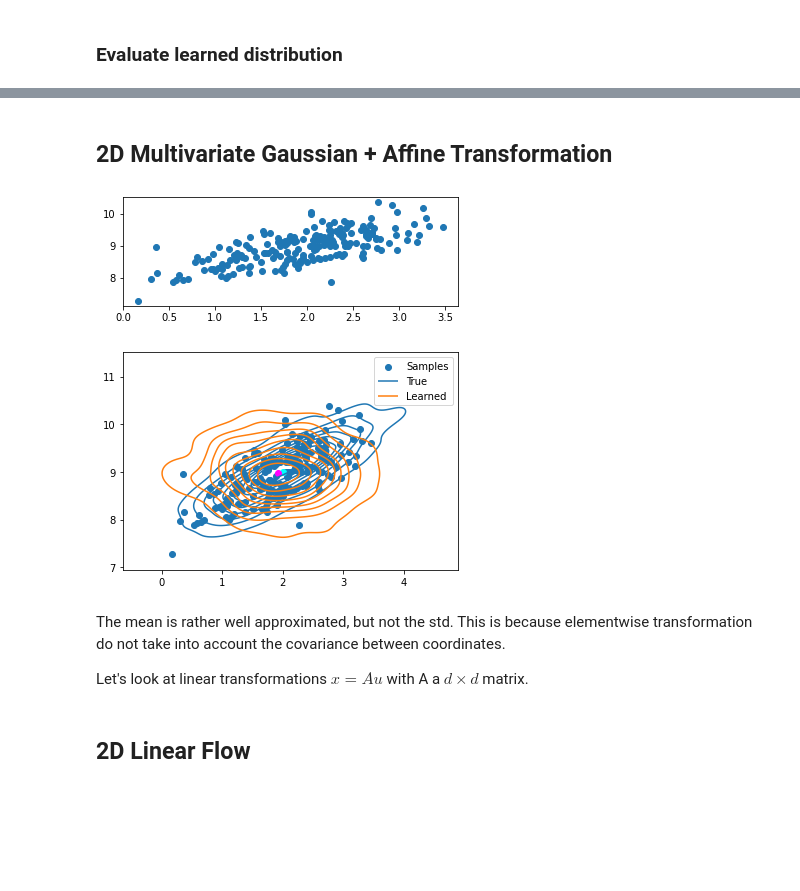
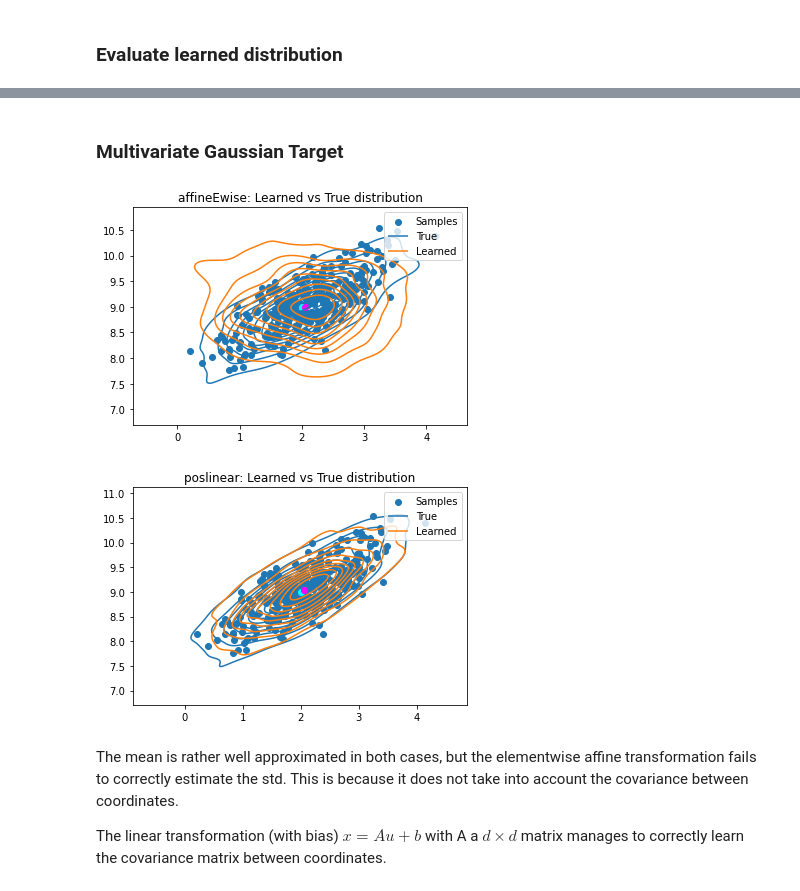
Before and after one commit to JuliaLinhart/NormalizingFlows, a Jupyter notebook: toy_example.ipynb, the cells around one changed output, grey strips where cells are left out. Drawn from its saved outputs; the diff is of its cells as text; code cells hidden in the pictures; blank space fills up the shorter version.

```diff
--- a/toy_example.ipynb
+++ b/toy_example.ipynb
@@ -117,47 +126,26 @@ AFTER:
+# %%
+# Define base distribution
+base_dist = D.MultivariateNormal(torch.zeros(d), torch.eye(d))
+# Define transformations
+transformations = {'affineEwise': AffineElementwiseTransform(z_dim=d), 'poslinear': PositiveLinearTransform(z_dim=d)}
 # %% [markdown]
-## 2D Multivariate Gaussian + Affine Transformation
+### Multivariate Gaussian Target
-# %%
-from torch.distributions.multivariate_normal import MultivariateNormal
-
-n = 200 # Number of datapoints
-d = 2 # Dimension of the multivariate normal distribution
-
-means = torch.FloatTensor([2, 9])
-# cov_matrix = torch.eye(d)*0.2 + torch.rand((d,d))
-cov_matrix = torch.FloatTensor([[0.5, 0.5],[0.3, 0.3]])
-
-multi_normal_dist = MultivariateNormal(means, cov_matrix)  # We do not usually know this...
-x_samples = multi_normal_dist.sample((n,))  # ...but all we have are these samples.
-
-
-fig = plt.figure(figsize=(6, 2))
-plt.scatter(x_samples[:, 0], x_samples[:, 1])
-plt.show()
-# %% [output]
-[figure, removed]
-# %%
-base_dist = D.MultivariateNormal(torch.zeros(d), torch.eye(d))
-transform = AffineElementwiseTransform(z_dim=d)
-flow = Flow(base_dist, transform)
-flow.train(x_samples, num_epochs=500, lr=0.02)
-# %%
-# Evaluate learned distribution
-x_true = multi_normal_dist.sample((500,))  # Sample from groundtruth
-x_learned = flow.sample(500).detach().numpy()  # Sample from learned
-means_learned = np.mean(x_learned, axis=0)  # Learned mean
-
-plt.scatter(x=x_samples[:,0], y=x_samples[:,1]) # Plot training samples
-sns.kdeplot(x=x_true[:,0], y=x_true[:,1])  # Plot true distribution
-sns.kdeplot(x=x_learned[:,0], y=x_learned[:,1])  # Plot learned distribution
-plt.legend(["Samples", "True", "Learned"], loc="upper right")
-plt.scatter(x=means[0], y=means[1], color='cyan')
-plt.scatter(x=means_learned[0], y=means_learned[1], color='magenta')
-plt.show()
-# %% [output]
-[figure, removed]
+# %%
+# Generate training data samples
+target_dist = target_dists_2D['gaussian'] # We do not usually know this...
+x_samples = target_dist.sample((n,))  # ...but all we have are these samples.
+
+for trans in list(transformations.keys()):
+    # Construct Flow
+    flow = Flow(base_dist, transformations[trans])
+    # Train Flow
+    flow.train(x_samples, num_epochs=500, lr=0.02)
+    #Evaluate learned pdf
+    plot_2d_pdf_contours(target_dist, x_samples, flow, title=trans+': Learned vs True distribution', gaussian=True)
+# %% [output]
+[figure, added]
+[figure, added]
 # %% [markdown]
-The mean is rather well approximated, but not the std. This is because elementwise transformation do not take into account the covariance between coordinates.
+The mean is rather well approximated in both cases, but the elementwise affine transformation fails to correctly estimate the std. This is because it does not take into account the covariance between coordinates.
 
-Let's look at linear transformations $x=Au$ with A a $d \times d$ matrix.
+The linear transformation (with bias) $x=Au + b$ with A a $d \times d$ matrix manages to correctly learn the covariance matrix between coordinates.
-# %% [markdown]
-## 2D Linear Flow
```
Also changed, not shown: parts of 16 cells of this notebook, 1 other file.
